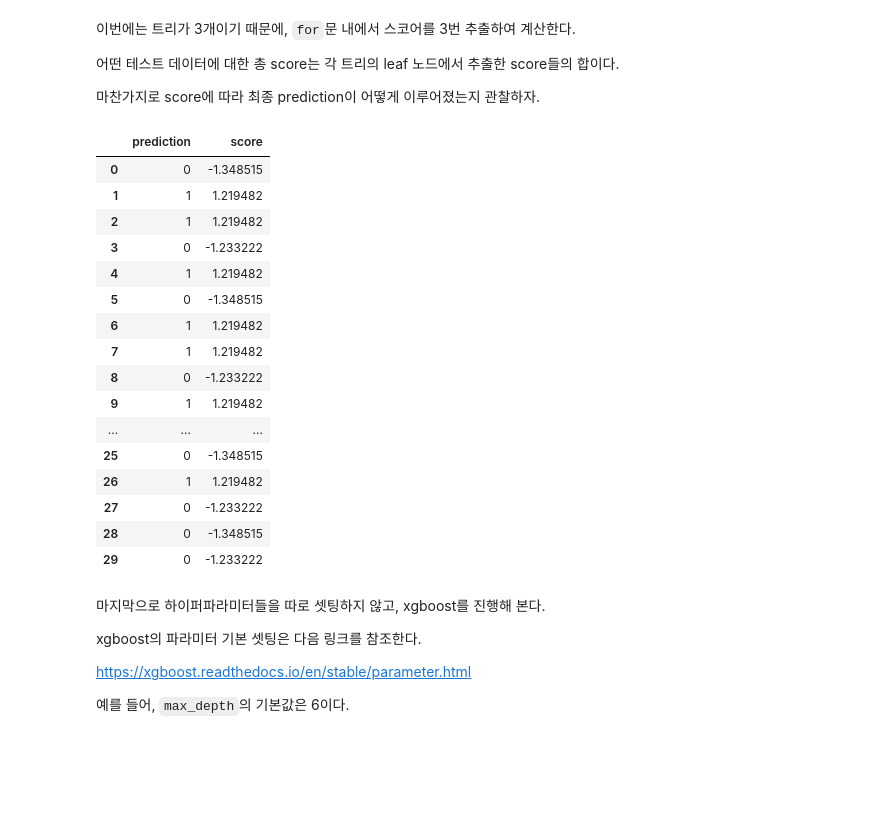
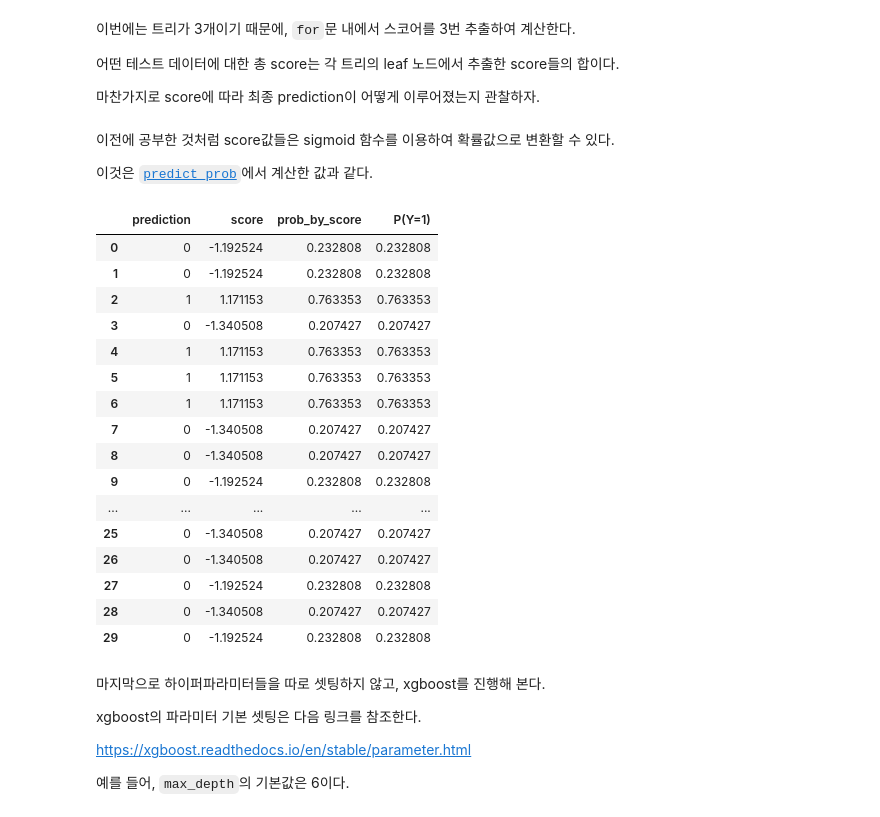
Before and after one commit to ksublee/MP, a Jupyter notebook: 06. XGBoost.ipynb, the cells around one changed output. Cells and saved outputs as stored; diff of their text form; code cells hidden in the pictures; blank space fills up the shorter version.

```diff
--- a/06. XGBoost.ipynb
+++ b/06. XGBoost.ipynb
@@ -334,7 +366,7 @@ score_list = []
 for i in range(0, X_test.shape[0]): #
     s1 = df_tree[df_tree["ID"] == "0-" + str(int(applied[i, 0]))]  # 첫번째 트리의 해당 노드에서 score 가져오기
     s2 = df_tree[df_tree["ID"] == "1-" + str(int(applied[i, 1]))]  # 두번째 트리의 해당 노드에서 score 가져오기
-    score_list.append(s1.iloc[0, 8] + s2.iloc[0, 8])   # 각 트리의 leaf 노드 가중치들의 합
+    score_list.append(s1.iloc[0]["Gain"] + s2.iloc[0]["Gain"])   # 각 트리의 leaf 노드 가중치들의 합
 
 pd.DataFrame({"prediction": xg_clf.predict(X_test), "score": score_list})
 # %% [output]
@@ -434,3 +466,7 @@ array([[1., 1., 1.],
 어떤 테스트 데이터에 대한 총 score는 각 트리의 leaf 노드에서 추출한 score들의 합이다.
 
 마찬가지로 score에 따라 최종 prediction이 어떻게 이루어졌는지 관찰하자.
+# %% [markdown]
+이전에 공부한 것처럼 score값들은 sigmoid 함수를 이용하여 확률값으로 변환할 수 있다.
+
+이것은 [`predict_prob`](https://xgboost.readthedocs.io/en/stable/python/python_api.html#xgboost.XGBClassifier.predict_proba)에서 계산한 값과 같다.
@@ -437,31 +475,33 @@ array([[1., 1., 1.],
 # %%
 score_list2 = []
-for i in range(0, X_test.shape[0]): #
-    s1 = df_tree2[df_tree2["ID"] == "0-" + str(int(applied2[i, 0]))]
-    s2 = df_tree2[df_tree2["ID"] == "1-" + str(int(applied2[i, 1]))]
-    s3 = df_tree2[df_tree2["ID"] == "2-" + str(int(applied2[i, 2]))]
+for i in range(0, X_test.shape[0]):
+    total_score = 0
+    for j in range(xg_clf2.n_estimators):
+        selected_raw = df_tree2[df_tree2["ID"] == f"{j}-" + str(int(applied2[i, j]))]
+        total_score += selected_raw.iloc[0]["Gain"]
 
-    score_list2.append(s1.iloc[0, 8] + s2.iloc[0, 8] + s3.iloc[0, 8])   # 각 트리의 leaf 노드 가중치들의 합
+    score_list2.append(total_score)
 
-pd.DataFrame({"prediction": xg_clf2.predict(X_test), "score": score_list2})
+prob = 1/(1 + np.exp(-np.array(score_list2)))
+pd.DataFrame({"prediction": xg_clf2.predict(X_test), "score": score_list2, "prob_by_score" : prob, "P(Y=1)" : xg_clf2.predict_proba(X_test)[:,1].reshape(-1)})
 # %% [output]
-|  | prediction | score |
-| 0 | 0 | -1.348515 |
-| 1 | 1 | 1.219482 |
-| 2 | 1 | 1.219482 |
-| 3 | 0 | -1.233222 |
-| 4 | 1 | 1.219482 |
-| 5 | 0 | -1.348515 |
-| 6 | 1 | 1.219482 |
-| 7 | 1 | 1.219482 |
-| 8 | 0 | -1.233222 |
-| 9 | 1 | 1.219482 |
-| ... | ... | ... |
-| 25 | 0 | -1.348515 |
-| 26 | 1 | 1.219482 |
-| 27 | 0 | -1.233222 |
-| 28 | 0 | -1.348515 |
-| 29 | 0 | -1.233222 |
+|  | prediction | score | prob_by_score | P(Y=1) |
+| 0 | 0 | -1.192524 | 0.232808 | 0.232808 |
+| 1 | 0 | -1.192524 | 0.232808 | 0.232808 |
+| 2 | 1 | 1.171153 | 0.763353 | 0.763353 |
+| 3 | 0 | -1.340508 | 0.207427 | 0.207427 |
+| 4 | 1 | 1.171153 | 0.763353 | 0.763353 |
+| 5 | 1 | 1.171153 | 0.763353 | 0.763353 |
+| 6 | 1 | 1.171153 | 0.763353 | 0.763353 |
+| 7 | 0 | -1.340508 | 0.207427 | 0.207427 |
+| 8 | 0 | -1.340508 | 0.207427 | 0.207427 |
+| 9 | 0 | -1.192524 | 0.232808 | 0.232808 |
+| ... | ... | ... | ... | ... |
+| 25 | 0 | -1.340508 | 0.207427 | 0.207427 |
+| 26 | 0 | -1.340508 | 0.207427 | 0.207427 |
+| 27 | 0 | -1.192524 | 0.232808 | 0.232808 |
+| 28 | 0 | -1.340508 | 0.207427 | 0.207427 |
+| 29 | 0 | -1.192524 | 0.232808 | 0.232808 |
 # %% [markdown]
 마지막으로 하이퍼파라미터들을 따로 셋팅하지 않고, xgboost를 진행해 본다.
 
```
Also changed, not shown: parts of 60 cells of this notebook, 2 other files.
